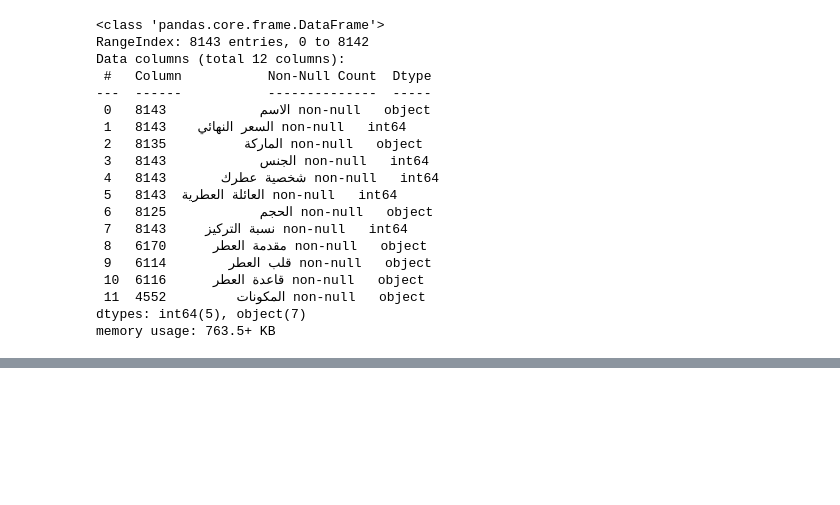
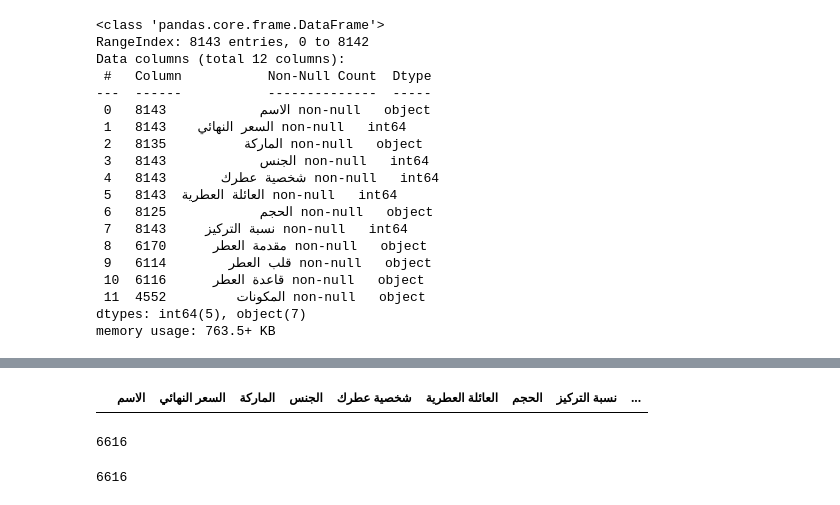
Before and after one commit to MAMDOUH-ALSHARARI/Perfume-Recommendation-System, a Jupyter notebook: abdulkrem.ipynb, the cells around one changed output, grey strips where cells are left out. Cells and saved outputs as stored; diff of their text form; code cells hidden in the pictures; blank space fills up the shorter version.

```diff
--- a/abdulkrem.ipynb
+++ b/abdulkrem.ipynb
@@ -394,0 +384,4 @@ df
+# %%
+df[df['المكونات'] == False]
+# %% [output]
+|  | الاسم | السعر النهائي | الماركة | الجنس | شخصية عطرك | العائلة العطرية | الحجم | نسبة التركيز | ... |
@@ -394,0 +397,8 @@ df
+# %%
+len(all_comp)
+# %% [output]
+6616
+# %%
+len(set(all_comp))
+# %% [output]
+6616
```
Also changed, not shown: parts of 13 cells of this notebook.
